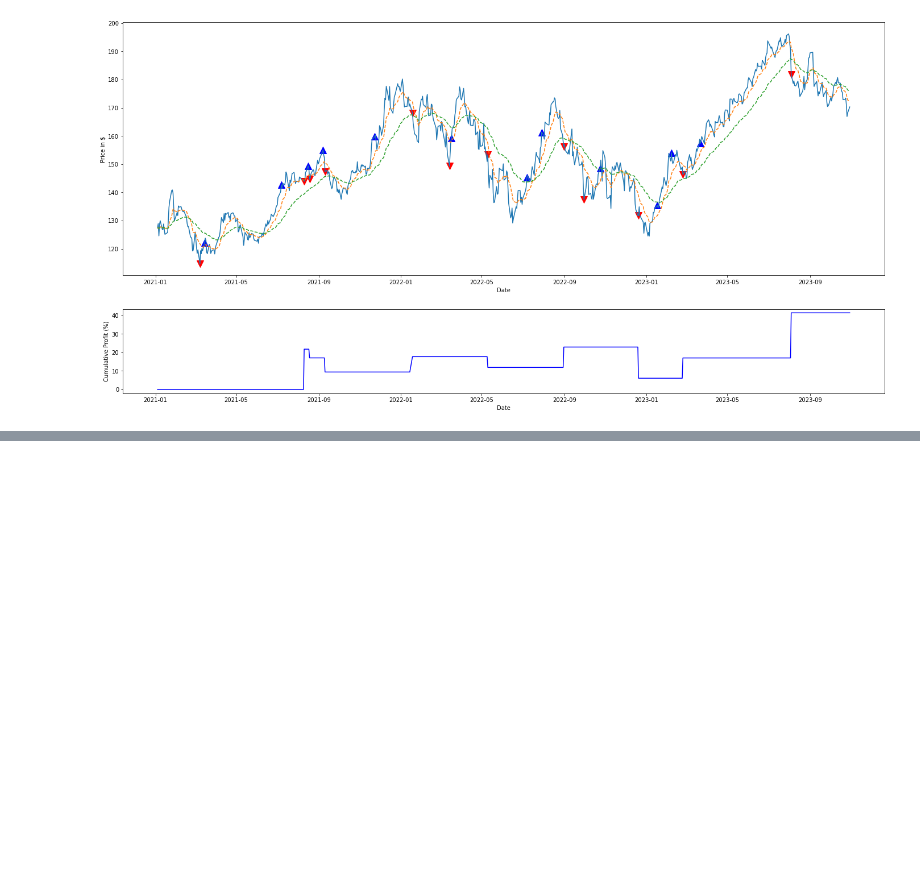
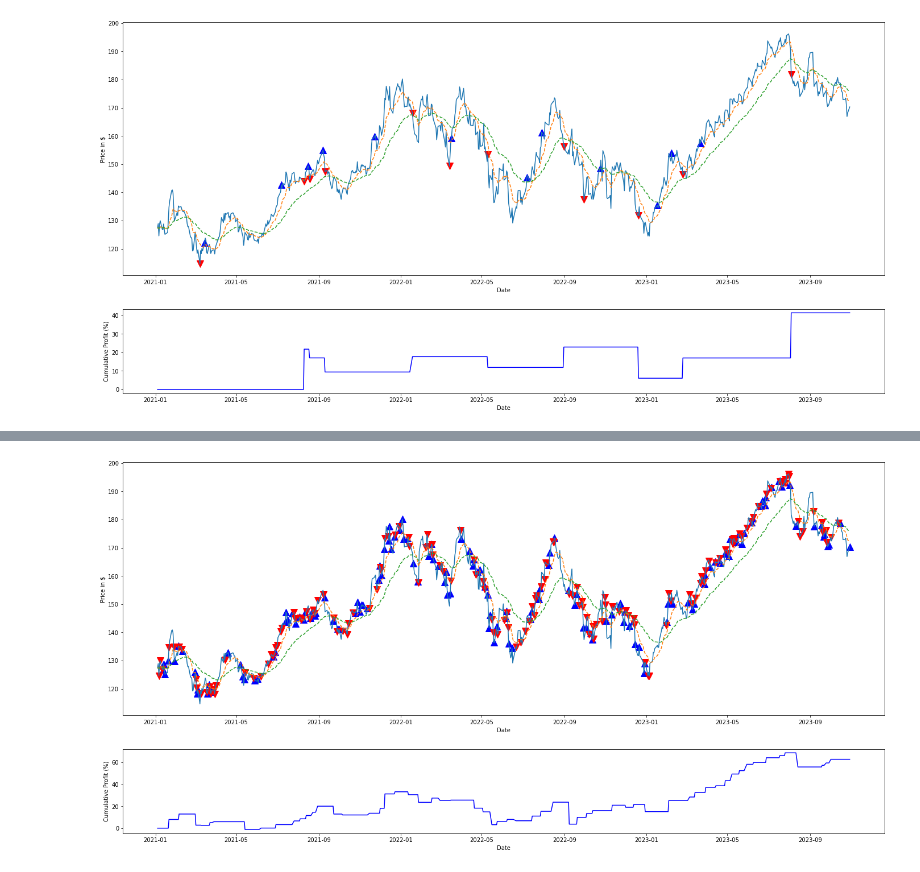
Before and after one commit to adamd1985/quant_research, a Jupyter notebook: oscilators-quant.ipynb, the cells around one changed output, grey strips where cells are left out. Drawn from its saved outputs; the diff is of its cells as text; code cells hidden in the pictures; blank space fills up the shorter version.

Commit message:
End of Oscillators.

```diff
--- a/oscilators-quant.ipynb
+++ b/oscilators-quant.ipynb
@@ -129,10 +131,20 @@ plt.show()
 # %% [markdown]
 With this info, let's build a signal:
 # %%
-import pandas as pd
-
-
 def signal_apo_oscillator(ticker_ts, fast_window_size=APO_FAST_WINDOW, slow_window_size=APO_SLOW_WINDOW, buy_threshold=APO_BULL_SIGNAL, sell_threshold=APO_BEAR_SIGNAL):
+    """
+    Calculate signals using the Absolute Price Oscillator (APO) indicator for a given stock's time series.
+    Parameters:
+    - ticker_ts (DataFrame): Time series data for the stock, typically containing 'Adj Close' prices.
+    - fast_window_size (int, optional): Fast EMA (Exponential Moving Average) window size. Default is APO_FAST_WINDOW.
+    - slow_window_size (int, optional): Slow EMA window size. Default is APO_SLOW_WINDOW.
+    - buy_threshold (float, optional): Buy signal threshold for the APO. Default is APO_BULL_SIGNAL.
+    - sell_threshold (float, optional): Sell signal threshold for the APO. Default is APO_BEAR_SIGNAL.
+    Returns:
+    - signals_df (DataFrame): DataFrame containing signals based on APO oscillator:
+        - 'signal': Signal values (1 for buy, -1 for sell, 0 for no signal).
+        - 'orders': Changes in signals (buy/sell orders) with None for no change.
+    """
     fema = ticker_ts['Adj Close'].ewm(
         span=fast_window_size, adjust=False).mean()
     sma = ticker_ts['Adj Close'].ewm(
@@ -168,0 +232,53 @@ Since all our signals in this series of articles are long only, we will buy on t
+# %%
+MACD_WINDOW = 9
+
+
+def signal_macd(ticker_ts, fast_window_size=APO_FAST_WINDOW, slow_window_size=APO_SLOW_WINDOW, signal_window_size=MACD_WINDOW):
+    """
+    Calculate signals using the MACD (Moving Average Convergence Divergence) indicator for a given stock's time series.
+    Parameters:
+    - ticker_ts (DataFrame): Time series data for the stock, typically containing 'Adj Close' prices.
+    - fast_window_size (int, optional): Fast EMA (Exponential Moving Average) window size. Default is 12.
+    - slow_window_size (int, optional): Slow EMA window size. Default is 26.
+    - signal_window_size (int, optional): Signal EMA window size. Default is 9.
+    Returns:
+    - signals_df (DataFrame): DataFrame containing signals based on the MACD oscillator:
+        - 'signal': Signal values (1 for buy, -1 for sell, 0 for no signal).
+        - 'orders': Changes in signals (buy/sell orders) with None for no change.
+    """
+    fema = ticker_ts['Adj Close'].ewm(
+        span=fast_window_size, adjust=False).mean()
+    sma = ticker_ts['Adj Close'].ewm(
+        span=slow_window_size, adjust=False).mean()
+    macd_line = fema - sma
+
+    # Calculate the Signal Line as a 9-period EMA of the MACD line
+    signal_line = macd_line.ewm(span=signal_window_size, adjust=False).mean()
+
+    # Calculate the MACD Histogram as the difference between MACD line and Signal Line
+    macd_histogram = macd_line - signal_line
+
+    signals_df = pd.DataFrame(index=ticker_ts.index)
+    macd_gradient = macd_histogram.diff()
+
+    # Detect buy (1) and sell (-1) signals based on gradient changes
+    buy_signal = (macd_gradient > 0) & (macd_gradient.shift(1) <= 0)
+    sell_signal = (macd_gradient < 0) & (macd_gradient.shift(1) >= 0)
+    signals_df['signal'] = np.where(
+        buy_signal, 1, np.where(sell_signal, -1, 0))
+    signals_df['orders'] = signals_df['signal'].diff()
+    signals_df.loc[signals_df['orders'] == 0, 'orders'] = None
+
+    return signals_df
+
+
+signals_df = signal_macd(ticker)
+profit_series = calculate_profit(signals_df, ticker["Adj Close"])
+ax1, ax2 = plot_strategy(ticker["Adj Close"], signals_df, profit_series)
+ax1.plot(ticker.index, ticker['Adj Close'], label='AAPL Close Price')
+ax1.plot(ticker.index, ticker['fEMA'], label='fEMA', linestyle='--')
+ax1.plot(ticker.index, ticker['sEMA'], label='sEMA', linestyle='--')
+
+plt.show()
+# %% [output]
+[figure, added]
```
Also changed, not shown: parts of 14 cells of this notebook, 1 other file.
